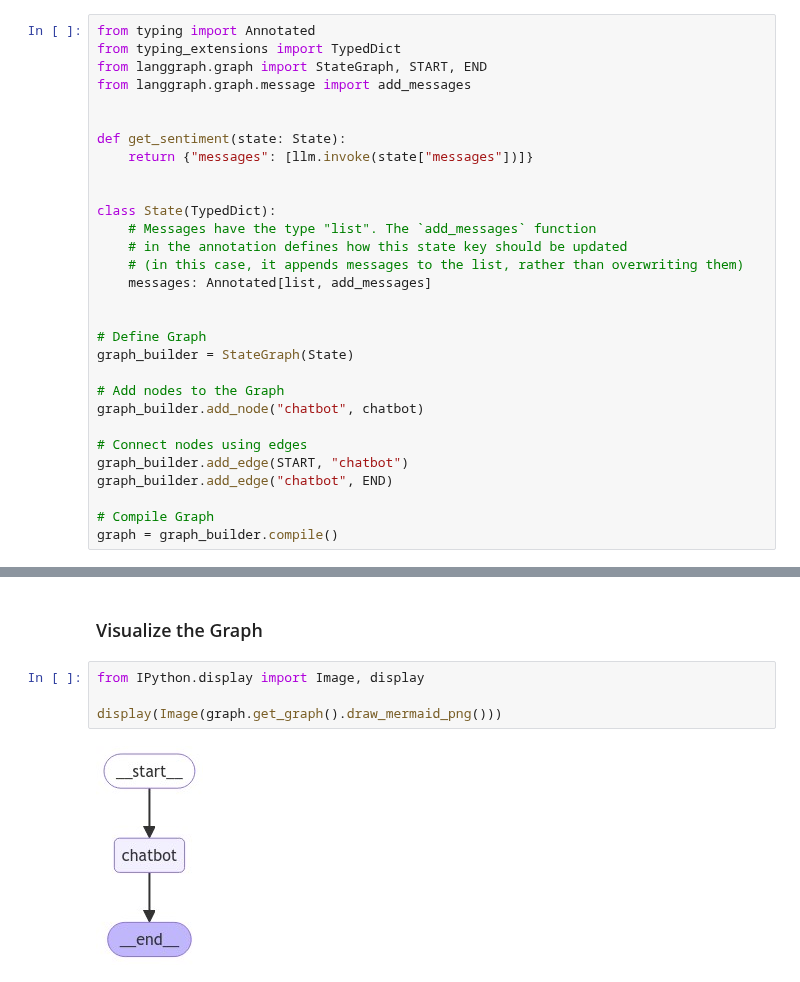
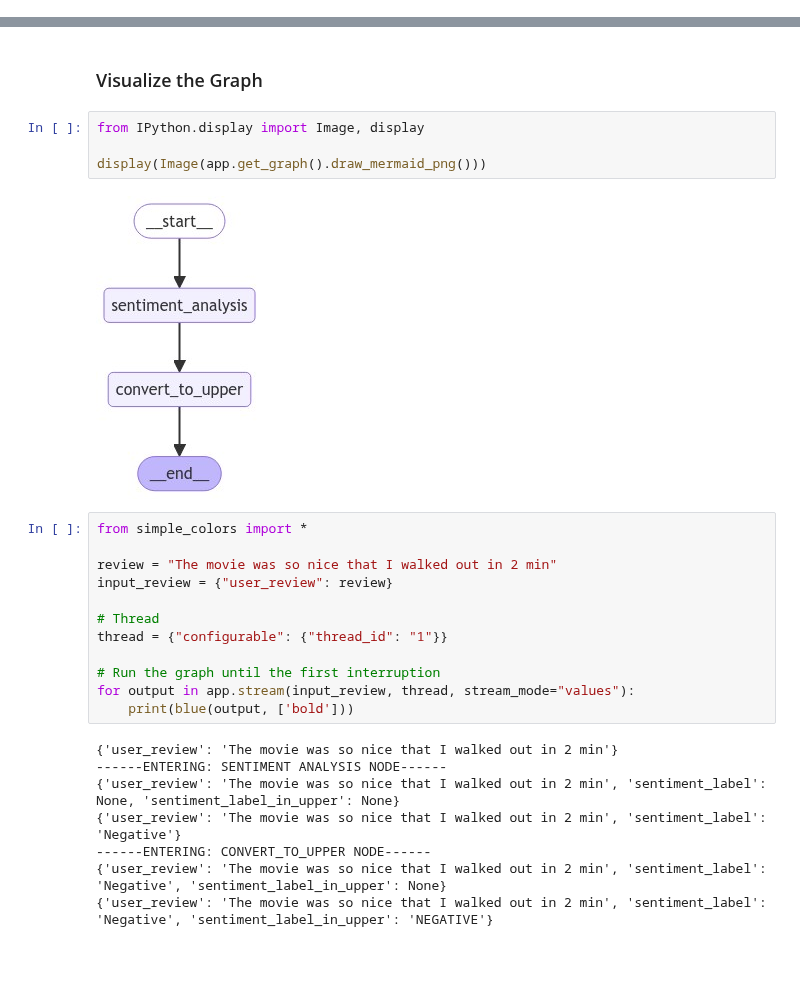
Before and after one commit to genaiconference/AgenticAI_GenAIHack, a Jupyter notebook: 02_LangGraph_Basics.ipynb, the cells around one changed output, grey strips where cells are left out. Cells and saved outputs as stored; diff of their text form.

```diff
--- a/02_LangGraph_Basics.ipynb
+++ b/02_LangGraph_Basics.ipynb
@@ -33,30 +178,0 @@ BadRequestError: Error code: 400 - {'error': {'code': 'OperationNotSupported', '
-# %%
-from typing import Annotated
-from typing_extensions import TypedDict
-from langgraph.graph import StateGraph, START, END
-from langgraph.graph.message import add_messages
-
-
-def get_sentiment(state: State):
-    return {"messages": [llm.invoke(state["messages"])]}
-
-
-class State(TypedDict):
-    # Messages have the type "list". The `add_messages` function
-    # in the annotation defines how this state key should be updated
-    # (in this case, it appends messages to the list, rather than overwriting them)
-    messages: Annotated[list, add_messages]
-
-
-# Define Graph
-graph_builder = StateGraph(State)
-
-# Add nodes to the Graph
-graph_builder.add_node("chatbot", chatbot)
-
-# Connect nodes using edges
-graph_builder.add_edge(START, "chatbot")
-graph_builder.add_edge("chatbot", END)
-
-# Compile Graph
-graph = graph_builder.compile()
@@ -65,6 +285,26 @@ graph = graph_builder.compile()
 # %%
 from IPython.display import Image, display
 
-display(Image(graph.get_graph().draw_mermaid_png()))
+display(Image(app.get_graph().draw_mermaid_png()))
 # %% [output]
-[figure, old version]
+[figure, new version]
+# %%
+from simple_colors import *
+
+review = "The movie was so nice that I walked out in 2 min"
+input_review = {"user_review": review}
+
+# Thread
+thread = {"configurable": {"thread_id": "1"}}
+
+# Run the graph until the first interruption
+for output in app.stream(input_review, thread, stream_mode="values"):
+    print(blue(output, ['bold']))
+# %% [output]
+{'user_review': 'The movie was so nice that I walked out in 2 min'}
+------ENTERING: SENTIMENT ANALYSIS NODE------
+{'user_review': 'The movie was so nice that I walked out in 2 min', 'sentiment_label': None, 'sentiment_label_in_upper': None}
+{'user_review': 'The movie was so nice that I walked out in 2 min', 'sentiment_label': 'Negative'}
+------ENTERING: CONVERT_TO_UPPER NODE------
+{'user_review': 'The movie was so nice that I walked out in 2 min', 'sentiment_label': 'Negative', 'sentiment_label_in_upper': None}
+{'user_review': 'The movie was so nice that I walked out in 2 min', 'sentiment_label': 'Negative', 'sentiment_label_in_upper': 'NEGATIVE'}
```
Also changed, not shown: parts of 45 cells of this notebook.
